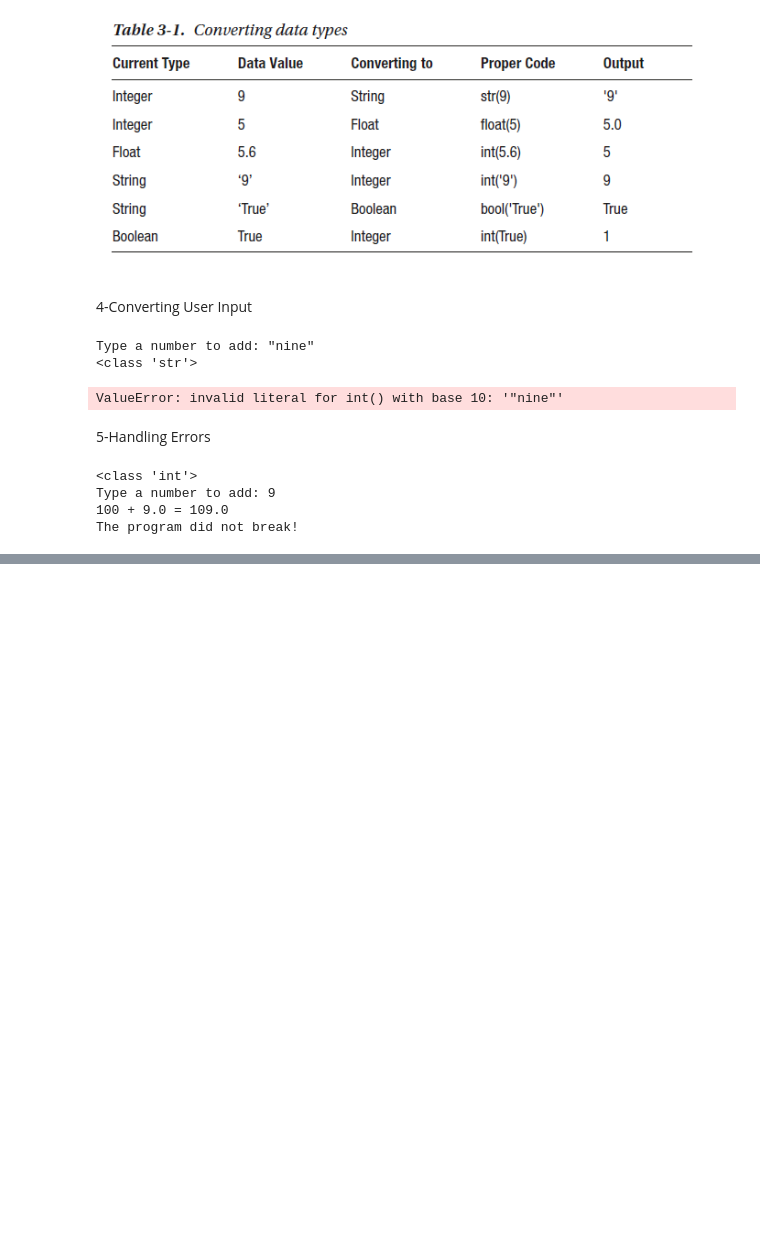
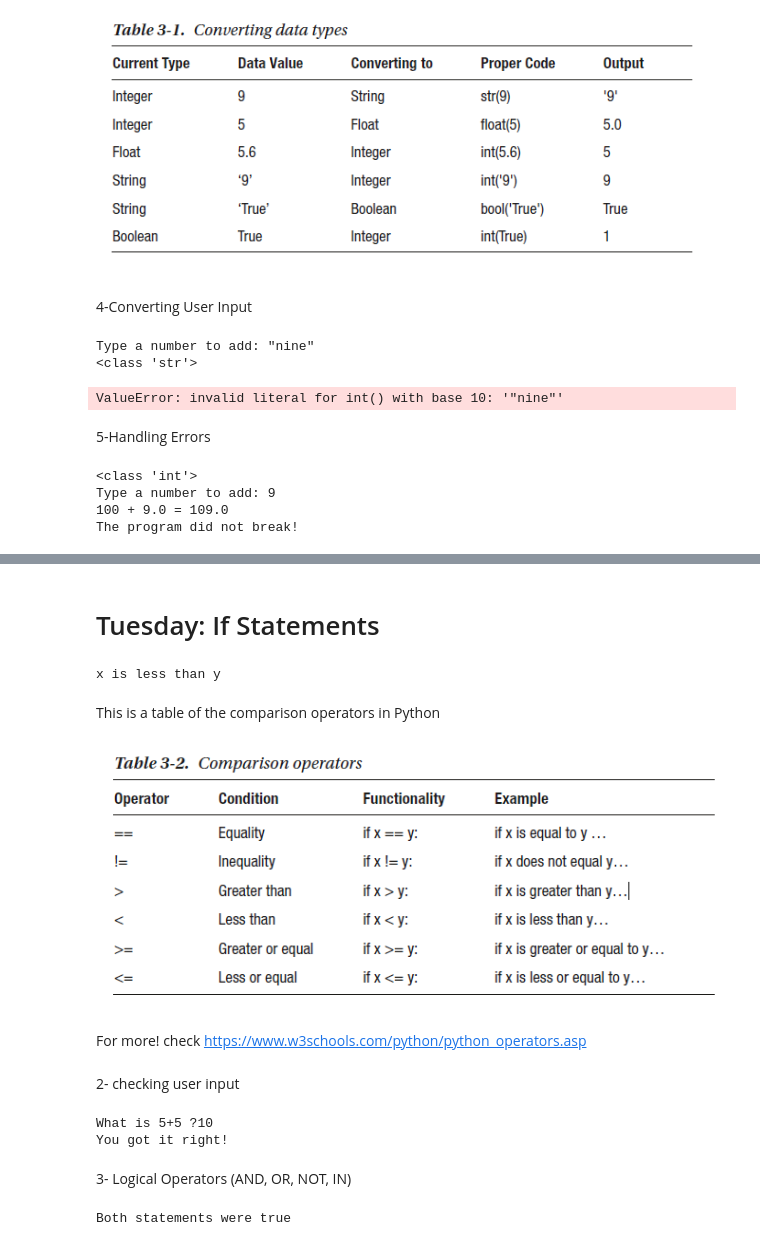
Before and after one commit to python-bootcamp-organization/Python-Bootcamp-101, a Jupyter notebook: Second_week.ipynb, the cells around one changed output, grey strips where cells are left out. Drawn from its saved outputs; the diff is of its cells as text; code cells hidden in the pictures; blank space fills up the shorter version.

Commit message:
Tuesday: working with some condition statement

```diff
--- a/Second_week.ipynb
+++ b/Second_week.ipynb
@@ -75,0 +130,37 @@ The program did not break!
+# %% [markdown]
+# Tuesday: If Statements
+# %%
+# using an if statement to only run code if the condition is met
+x, y= 5, 10
+if x < y:
+    print("x is less than y ")
+# %% [output]
+x is less than y
+# %% [markdown]
+This is a table of the comparison operators in Python
+# %%
+from IPython.display import Image
+Image(filename='images_projects/image_project3b.png')
+# %% [output]
+[figure, added]
+# %% [markdown]
+ For more! check https://www.w3schools.com/python/python_operators.asp
+# %% [markdown]
+2- checking user input
+# %%
+ans = int(input("What is 5+5 ?"))
+if ans == 10:
+    print("You got it right!")
+# %% [output]
+What is 5+5 ?10
+You got it right!
+# %% [markdown]
+3- Logical Operators (AND, OR, NOT, IN)
+# %%
+#and (Both expession should be true)
+# using the keyword 'and' in an 'if statement
+x, y, z = 5, 10, 5
+if x < y and x == z:
+    print('Both statements were true')
+# %% [output]
+Both statements were true
```
Also changed, not shown: parts of 15 cells of this notebook, 1 other file.
